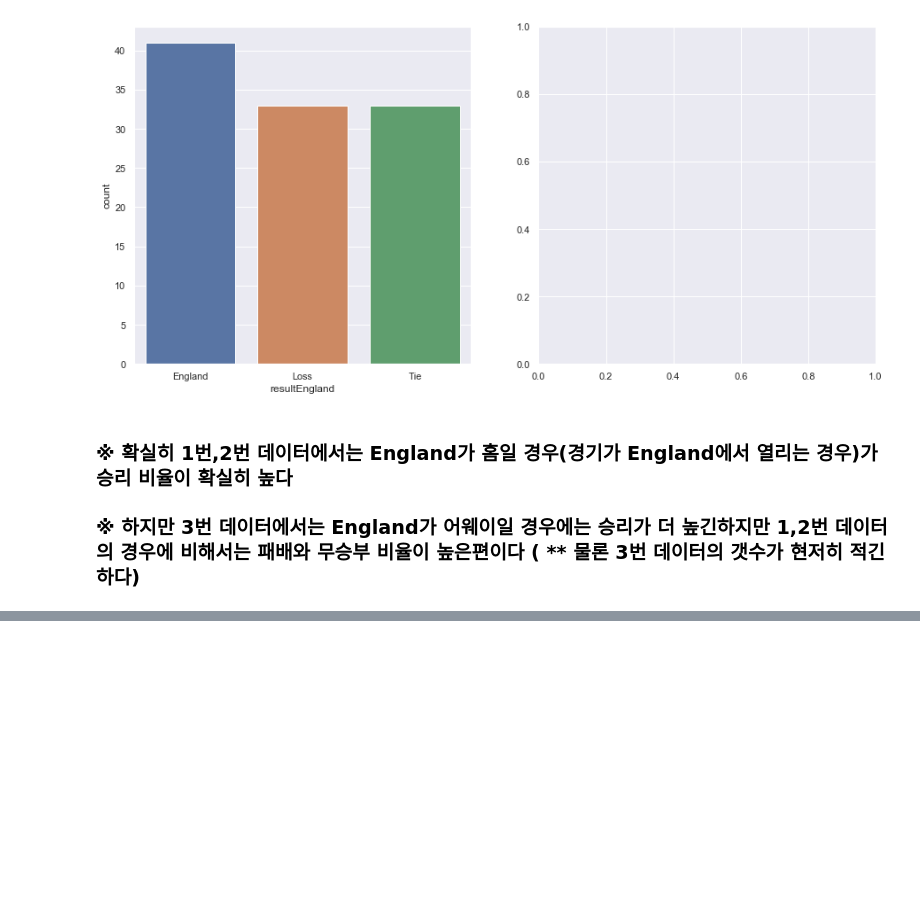
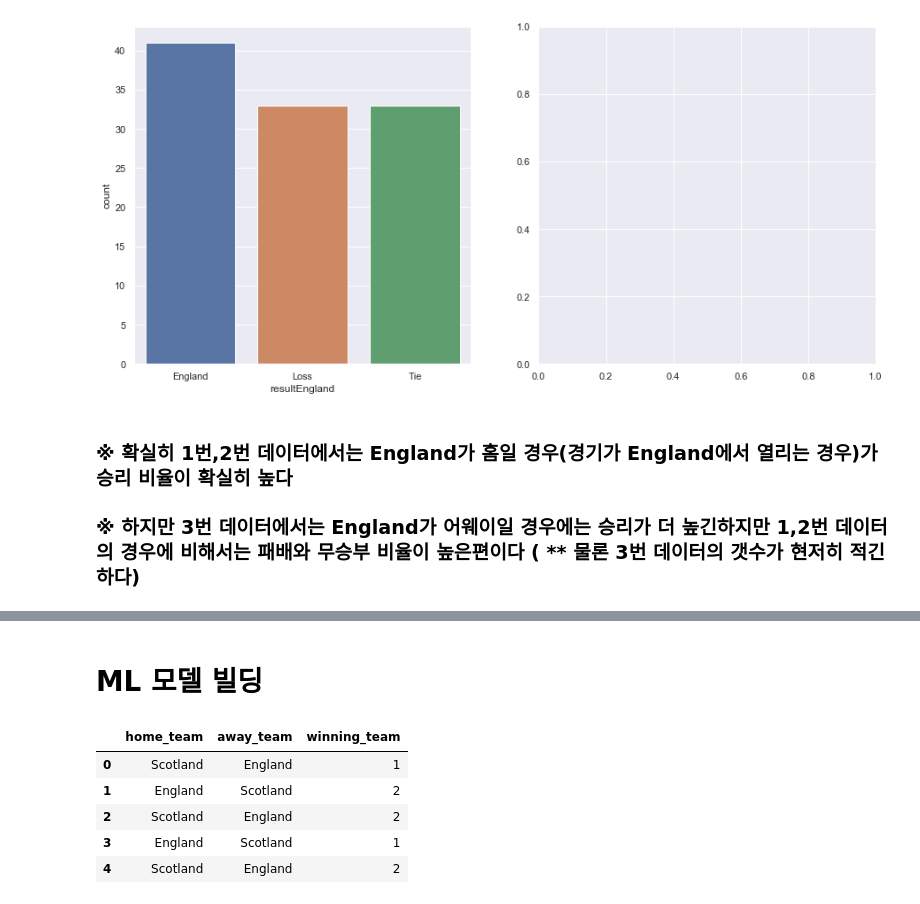
Before and after one commit to DSC-SCH/Predict_outcome_of_football_younghun, a Jupyter notebook: Prediction_based_on_national_matches.ipynb, the cells around one changed output, grey strips where cells are left out. Saved outputs shown, nothing was run; the diff lists cells and outputs as text; code cells hidden in the pictures; blank space fills up the shorter version.

```diff
--- a/Prediction_based_on_national_matches.ipynb
+++ b/Prediction_based_on_national_matches.ipynb
@@ -255,0 +301,18 @@ sns.countplot(x='resultEngland', data=dfwinrate_true, ax = ax[0])
+# %% [markdown]
+# ML 모델 빌딩
+# %%
+# 예측값들을 0,1,2로  처리
+
+df_matches = eng_scot_matches
+df_matches.loc[df_matches.winning_team == df_matches.home_team, 'winning_team'] = 2
+df_matches.loc[df_matches.winning_team == 'Tie', 'winning_team'] = 1
+df_matches.loc[df_matches.winning_team == df_matches.away_team, 'winning_team'] = 0
+
+df_matches.head()
+# %% [output]
+|  | home_team | away_team | winning_team |
+| 0 | Scotland | England | 1 |
+| 1 | England | Scotland | 2 |
+| 2 | Scotland | England | 2 |
+| 3 | England | Scotland | 1 |
+| 4 | Scotland | England | 2 |
```
Also changed, not shown: parts of 11 cells of this notebook.
